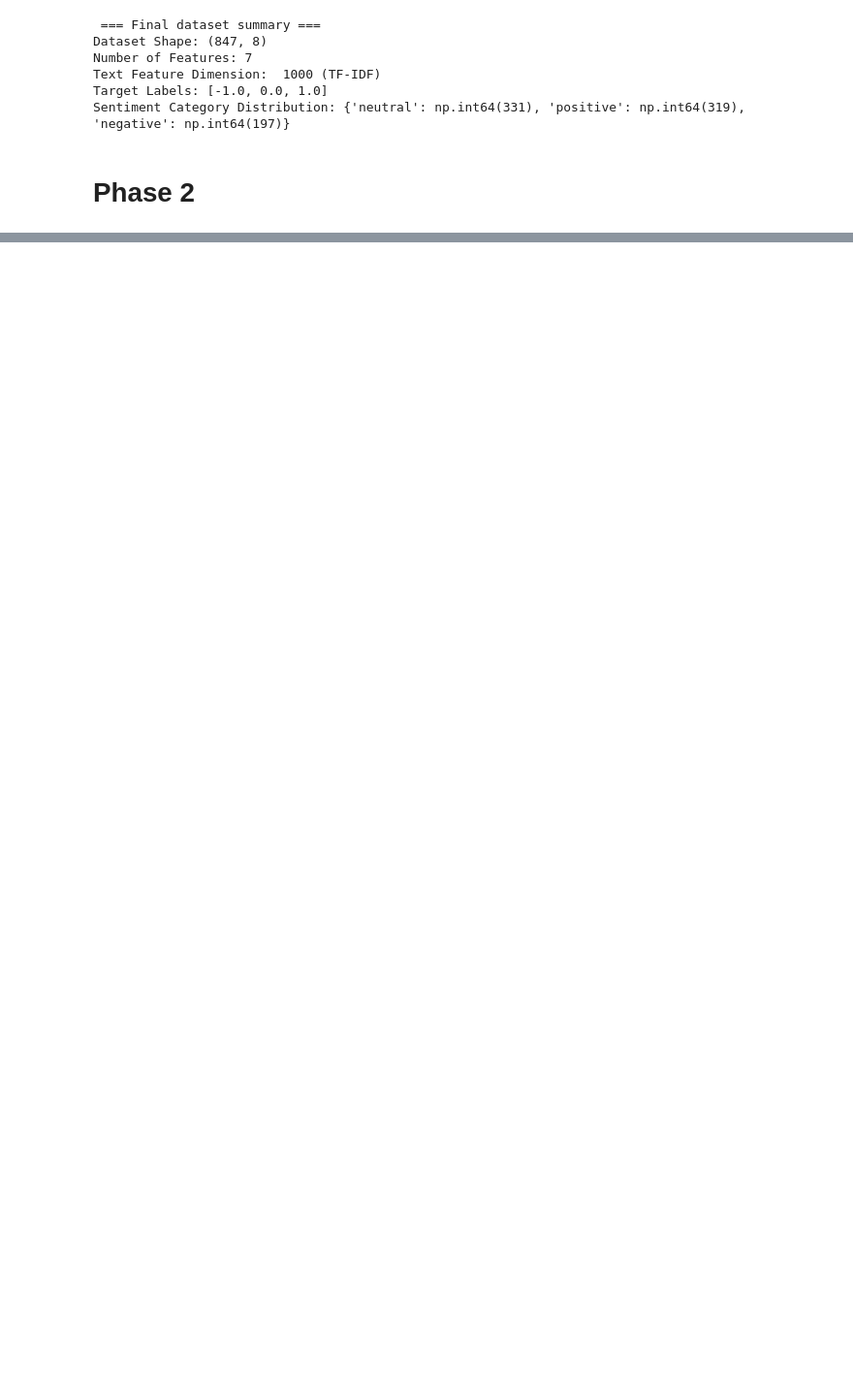
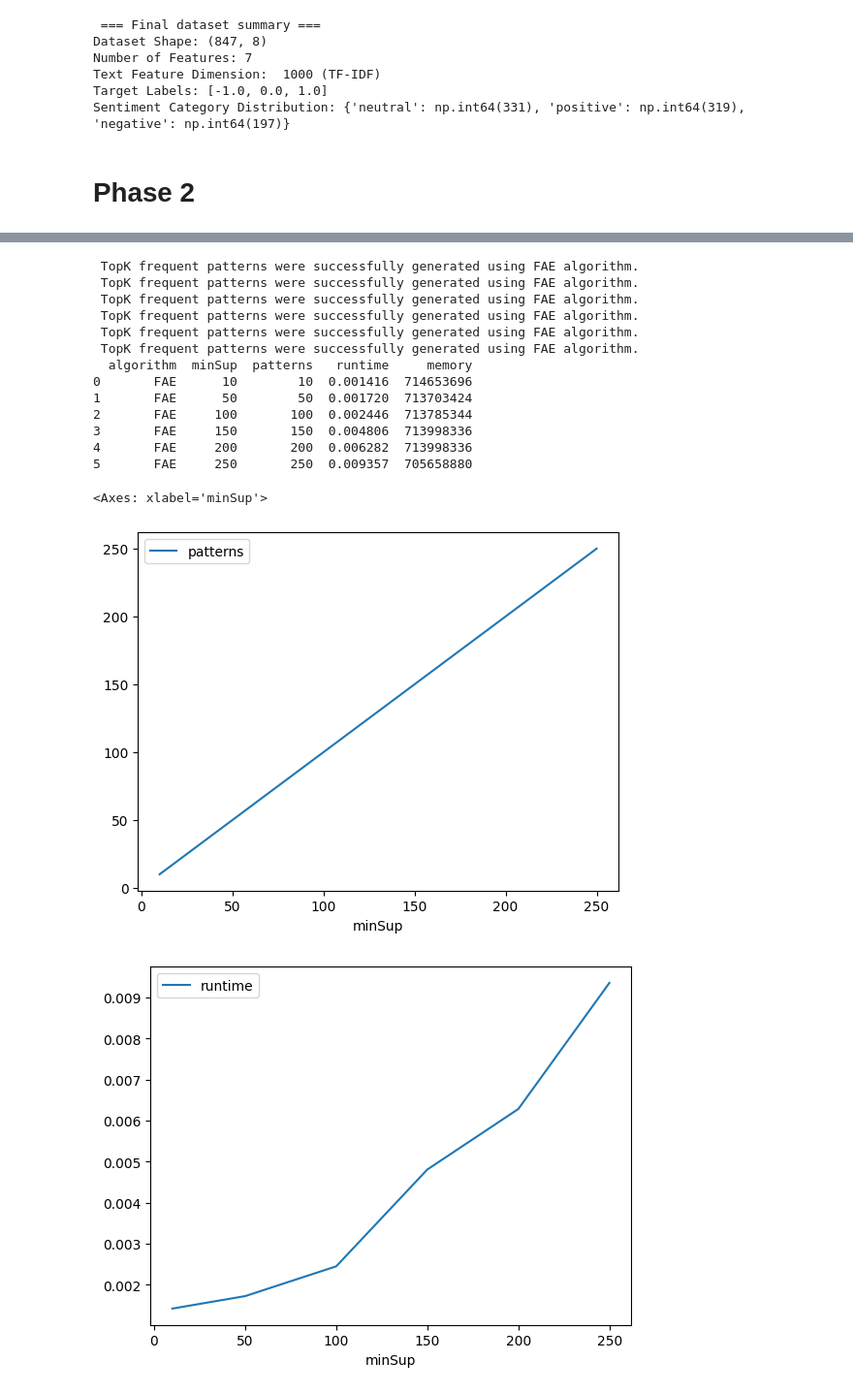
Before and after one commit to HongXiangSu/DM2025-Lab1-Exercise, a Jupyter notebook: DM2025-Lab1-Homework.ipynb, the cells around one changed output, grey strips where cells are left out. Shown at 97% size. Saved outputs shown, nothing was run; the diff lists cells and outputs as text; code cells hidden in the pictures; blank space fills up the shorter version.

```diff
--- a/DM2025-Lab1-Homework.ipynb
+++ b/DM2025-Lab1-Homework.ipynb
@@ -358,0 +779,43 @@ Sentiment Category Distribution: {'neutral': np.int64(331), 'positive': np.int64
+# %%
+# Answer Here
+# FAE Top-K
+from PAMI.frequentPattern.topk import FAE  as alg
+import matplotlib.pyplot as plt
+
+iFile = 'td_freq_db_-1_0.csv' # we can also use 0_0 or 1_0
+seperator = '\t'
+minimumSupportCountList = [10, 50, 100, 150, 200, 250]
+# minimumSupport can also specified between 0 to 1. E.g., minSupList = [0.005, 0.006, 0.007, 0.008, 0.009]
+
+result = pd.DataFrame(columns=['algorithm', 'minSup', 'patterns', 'runtime', 'memory'])
+#initialize a data frame to store the results of FAE algorithm
+
+algorithm = 'FAE'  #specify the algorithm name
+for minSupCount in minimumSupportCountList:
+    obj = alg.FAE(iFile=iFile, k=minSupCount, sep=seperator)
+    obj.mine()
+    #store the results in the data frame
+    result.loc[result.shape[0]] = [algorithm, minSupCount, len(obj.getPatterns()), obj.getRuntime(), obj.getMemoryRSS()]
+print(result)
+
+#Graphs can be improved further by using additional packages, such as plotly and matplotlib
+result.plot(x='minSup', y='patterns', kind='line')
+result.plot(x='minSup', y='runtime', kind='line')
+result.plot(x='minSup', y='memory', kind='line')
+# %% [output]
+ TopK frequent patterns were successfully generated using FAE algorithm.
+ TopK frequent patterns were successfully generated using FAE algorithm.
+ TopK frequent patterns were successfully generated using FAE algorithm.
+ TopK frequent patterns were successfully generated using FAE algorithm.
+ TopK frequent patterns were successfully generated using FAE algorithm.
+ TopK frequent patterns were successfully generated using FAE algorithm.
+  algorithm  minSup  patterns   runtime     memory
+0       FAE      10        10  0.001416  714653696
+1       FAE      50        50  0.001720  713703424
+2       FAE     100       100  0.002446  713785344
+3       FAE     150       150  0.004806  713998336
+4       FAE     200       200  0.006282  713998336
+5       FAE     250       250  0.009357  705658880
+<Axes: xlabel='minSup'>
+[figure, added]
+[figure, added]
```
Also changed, not shown: parts of 61 cells of this notebook, 6 other files.
